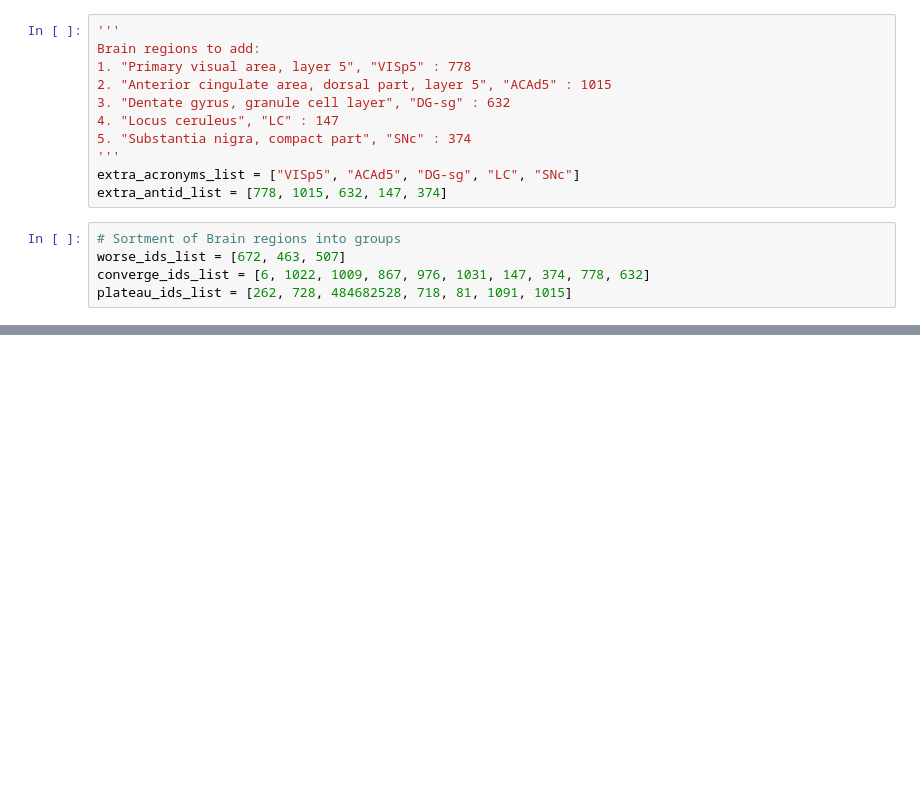
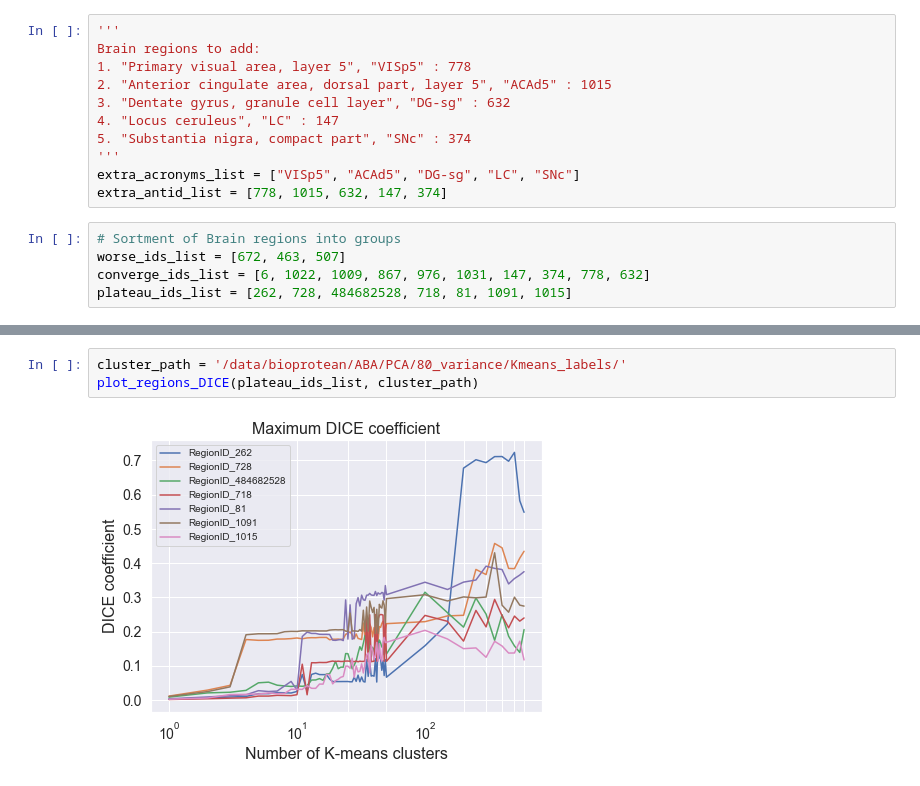
Before and after one commit to BioProteanLabs/Morphontogeny, a Jupyter notebook: morphontogeny/Jupyter/ABA/ABA_DICE.ipynb, the cells around one changed output, grey strips where cells are left out. Cells and saved outputs as stored; diff of their text form; blank space fills up the shorter version.

```diff
--- a/morphontogeny/Jupyter/ABA/ABA_DICE.ipynb
+++ b/morphontogeny/Jupyter/ABA/ABA_DICE.ipynb
@@ -53,0 +62,5 @@ plot_regions_DICE(worse_ids_list, cluster_path)
+# %%
+cluster_path = '/data/bioprotean/ABA/PCA/80_variance/Kmeans_labels/'
+plot_regions_DICE(plateau_ids_list, cluster_path)
+# %% [output]
+[figure, added]
```
Also changed, not shown: parts of 3 cells of this notebook, 7 other files.
